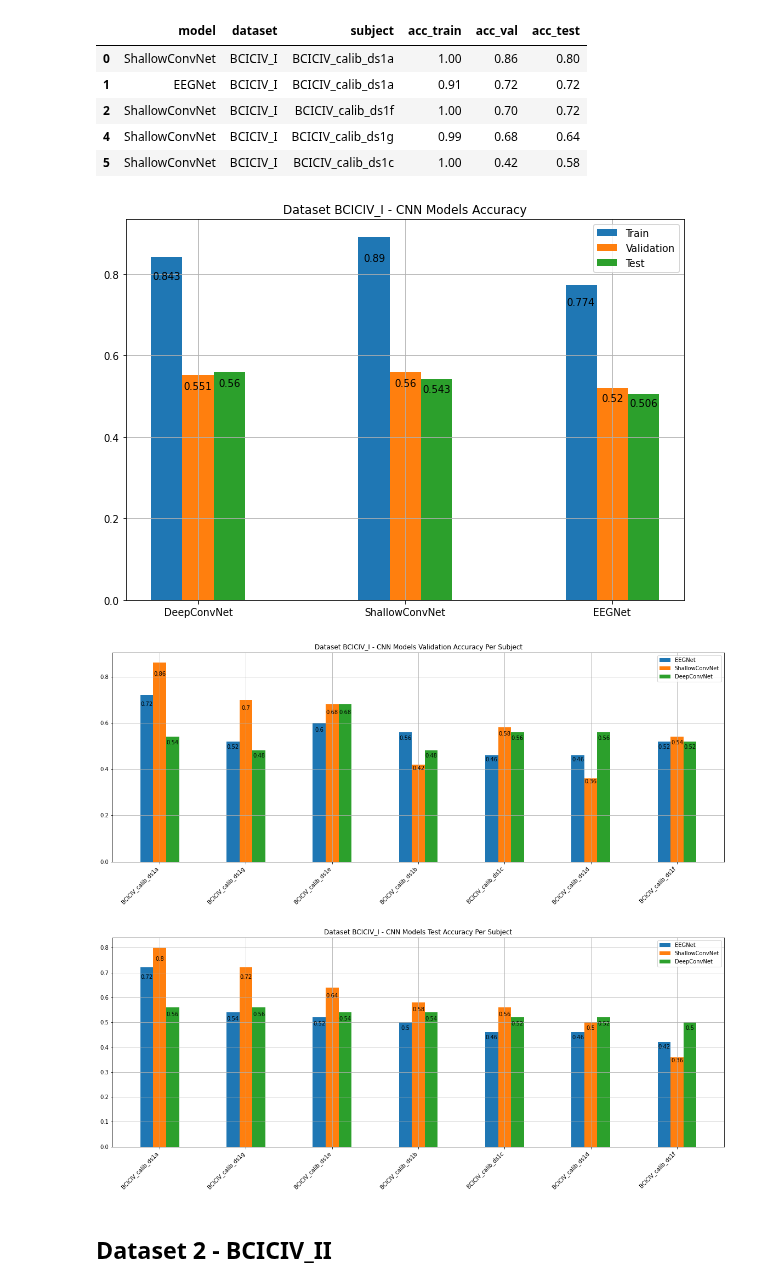
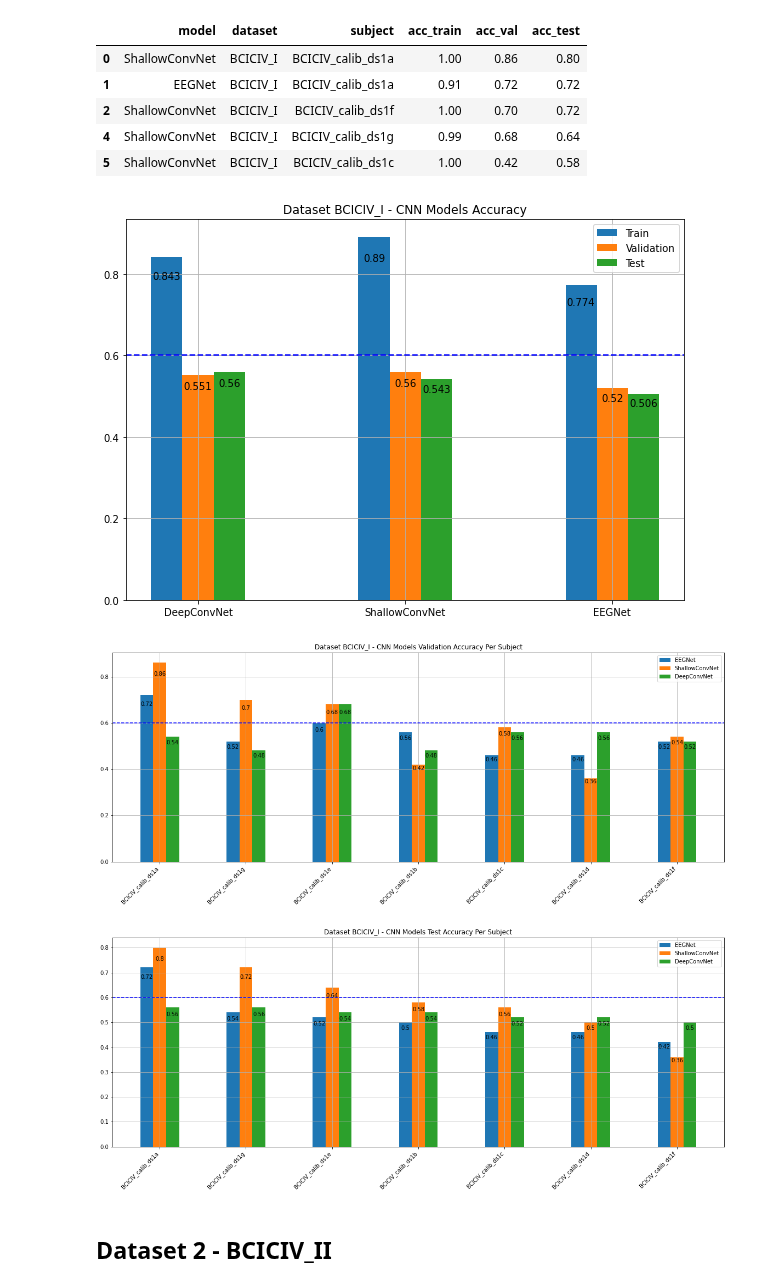
Before and after one commit to maods2/EEG-Analysis-, a Jupyter notebook: src/results.ipynb, the cells around one changed output. Drawn from its saved outputs; the diff is of its cells as text; code cells hidden in the pictures.

```diff
--- a/src/results.ipynb
+++ b/src/results.ipynb
@@ -43,26 +43,26 @@ def autolabel(rects, values, rot=0):
 # %%
 x = np.arange(len(global_performance_BCICIV_I['acc_val']))  # pontos do eixo x
 width = 0.15  # largura das barras
 
 fig, ax = plt.subplots(figsize=(10,7))
 train = ax.bar(x - width, global_performance_BCICIV_I['acc_train'], width, label='Train')
 validation = ax.bar(x, global_performance_BCICIV_I['acc_val'], width, label='Validation')
 test = ax.bar(x + width, global_performance_BCICIV_I['acc_test'], width, label='Test')
 
 
 
 autolabel(train,np.round(global_performance_BCICIV_I['acc_train'].values,3))
 autolabel(validation,np.round(global_performance_BCICIV_I['acc_val'].values,3))
 autolabel(test,np.round(global_performance_BCICIV_I['acc_test'].values,3))
 
-
+plt.axhline(y = 0.6, color = 'b', linestyle = '--')
 ax.set_title('Dataset BCICIV_I - CNN Models Accuracy')
 ax.set_xticks(x)
 ax.set_xticklabels(global_performance_BCICIV_I['model'])
 ax.grid()
 ax.legend();
 # %% [output]
-[figure, old version]
+[figure, new version]
 # %%
 x = np.arange(len(individual_performance_BCICIV_I['acc_val'][individual_performance_BCICIV_I['model'] == 'EEGNet']))  # pontos do eixo x
 width = 0.15  # largura das barras
@@ -84,14 +84,14 @@ autolabel(eeg_net_plot,np.round(eeg_net.values,3))
 autolabel(shallow_conv_plot,np.round(shallow_conv.values,3))
 autolabel(deep_conv_plot,np.round(deep_conv.values,3))
 
-
+plt.axhline(y = 0.6, color = 'b', linestyle = '--')
 ax.set_title('Dataset BCICIV_I - CNN Models Validation Accuracy Per Subject')
 ax.set_xticks(x)
 ax.set_xticklabels(individual_performance_BCICIV_I['subject'][individual_performance_BCICIV_I['model'] == 'EEGNet'], rotation = 45, ha="right")
 ax.grid()
 ax.legend();
 # %% [output]
-[figure, old version]
+[figure, new version]
 # %%
 x = np.arange(len(individual_performance_BCICIV_I['acc_test'][individual_performance_BCICIV_I['model'] == 'EEGNet']))  # pontos do eixo x
 width = 0.15  # largura das barras
@@ -113,14 +113,14 @@ autolabel(eeg_net_plot,np.round(eeg_net.values,3))
 autolabel(shallow_conv_plot,np.round(shallow_conv.values,3))
 autolabel(deep_conv_plot,np.round(deep_conv.values,3))
 
-
+plt.axhline(y = 0.6, color = 'b', linestyle = '--')
 ax.set_title('Dataset BCICIV_I - CNN Models Test Accuracy Per Subject')
 ax.set_xticks(x)
 ax.set_xticklabels(individual_performance_BCICIV_I['subject'][individual_performance_BCICIV_I['model'] == 'EEGNet'], rotation = 45, ha="right")
 ax.grid()
 ax.legend();
 # %% [output]
-[figure, old version]
+[figure, new version]
 # %% [markdown]
 ## Dataset 2 - BCICIV_II
 # %%
```
Also changed, not shown: parts of 22 cells of this notebook, 5 other files.
